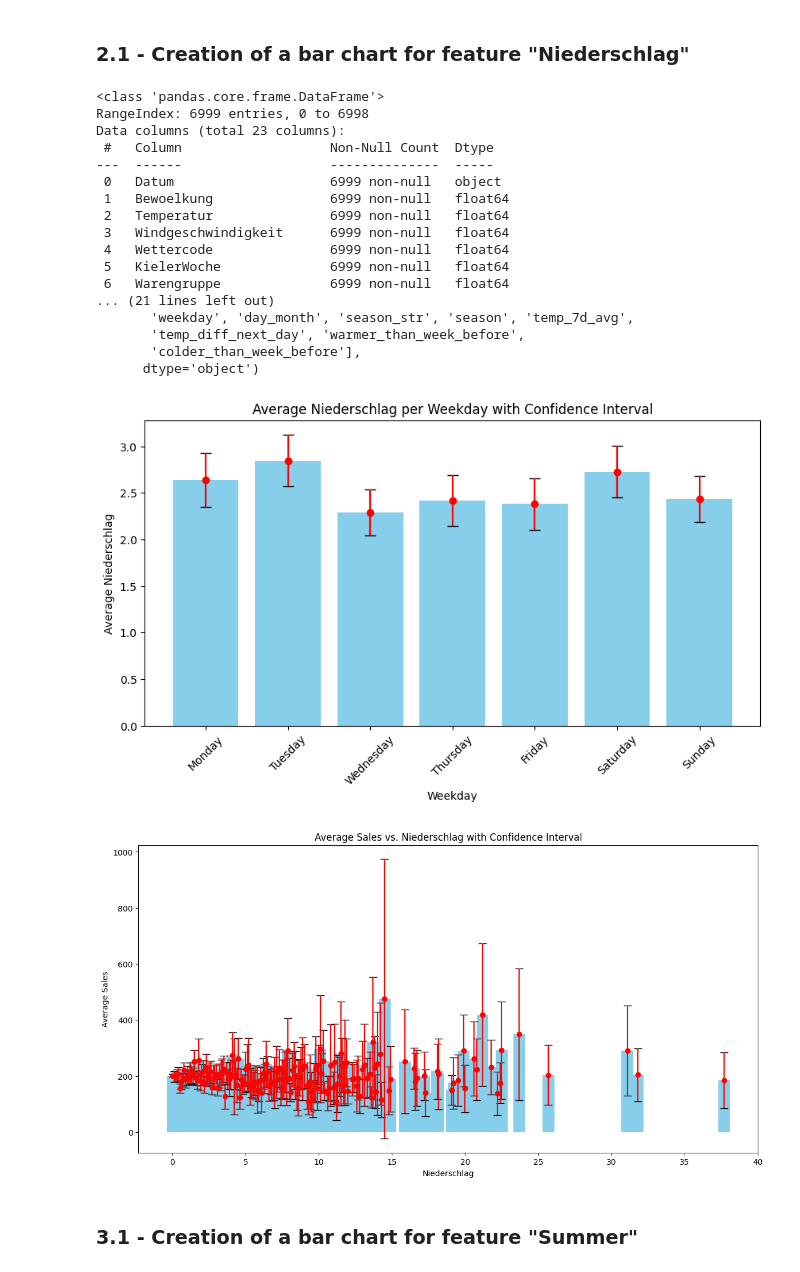
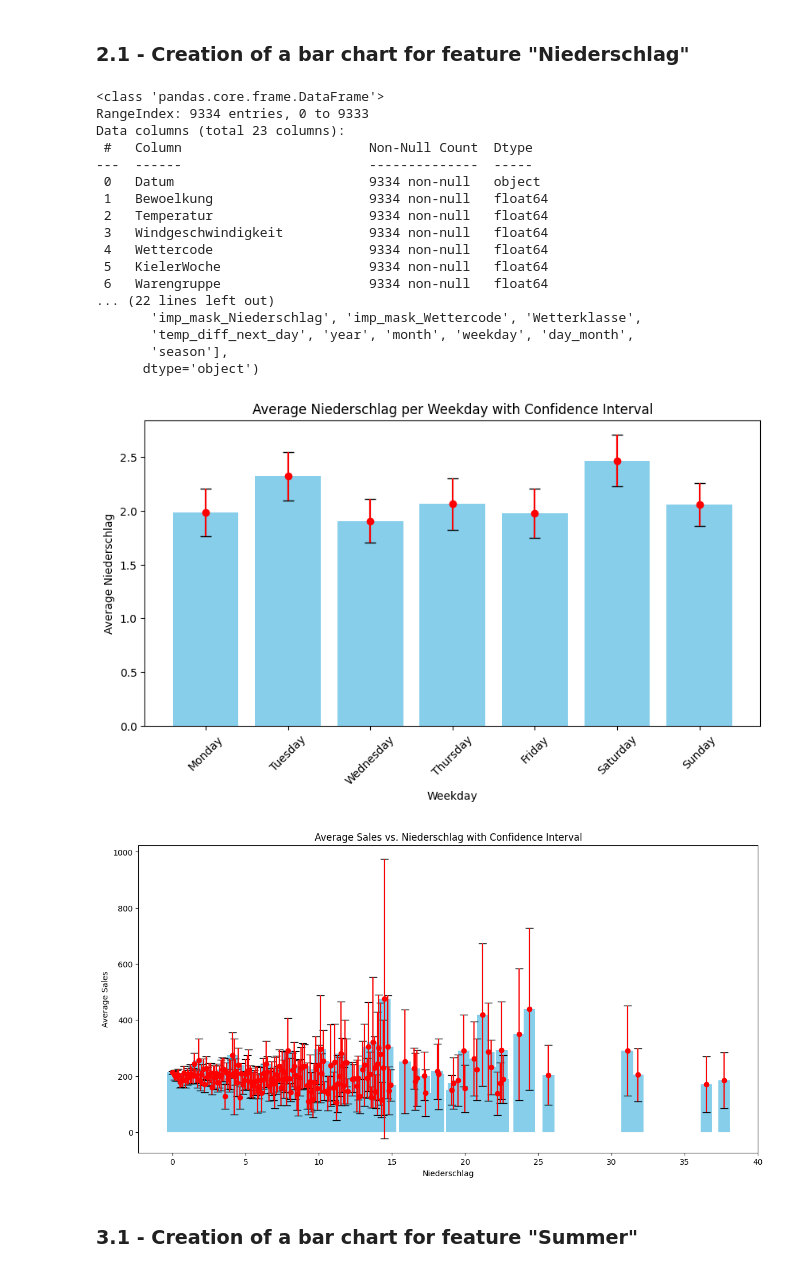
Before and after one commit to BossyNine/bakery_sales_prediction, a Jupyter notebook: 1_DatasetCharacteristics/DataAnalyse4AditionalFeatures.ipynb, the cells around one changed output. Cells and saved outputs as stored; diff of their text form; code cells hidden in the pictures.

```diff
--- a/1_DatasetCharacteristics/DataAnalyse4AditionalFeatures.ipynb
+++ b/1_DatasetCharacteristics/DataAnalyse4AditionalFeatures.ipynb
@@ -12,10 +13,8 @@ These features are
 ### **1.0 - Import the file**
 # %%
 # Import the necessary libaries
-import csv
 import pandas as pd
 from datetime import datetime
-import os
 import matplotlib.pyplot as plt
 import numpy as np
 import logging
@@ -23,10 +22,12 @@ import missingno as msno
 import seaborn as sns
 
 # Read the file and check it out
-url = 'https://raw.githubusercontent.com/BossyNine/bakery_sales_prediction/main/sourcedata/cleaned_data/5_has_wettercode.csv'
+#url = 'https://raw.githubusercontent.com/BossyNine/bakery_sales_prediction/main/sourcedata/cleaned_data/5_has_wettercode.csv'
+data = "/workspaces/bakery_sales_prediction/sourcedata/cleaned_data/7_transformed_variables.csv"
 
 # Read the file and check it out
-df = pd.read_csv(url)
+#df = pd.read_csv(url)
+df = pd.read_csv(data)
 df.info()
 df
 # %% [output]
@@ -70,16 +71,16 @@ average sales per day of the week. The days of the week in the chart are sorted
 df['Datum'] = pd.to_datetime(df['Datum'])
 
 # Extract weekday from 'Datum' column
-df['Weekday'] = df['Datum'].dt.weekday
+df['weekday'] = df['Datum'].dt.weekday
 
 # Calculate average sales per weekday
-avg_sales_per_weekday = df.groupby('Weekday')['Umsatz'].mean()
+avg_sales_per_weekday = df.groupby('weekday')['Umsatz'].mean()
 
 # Sort weekdays from Monday to Sunday
 avg_sales_per_weekday = avg_sales_per_weekday.reindex([0, 1, 2, 3, 4, 5, 6])
 
 # Calculate confidence interval
-ci = 1.96 * df.groupby('Weekday')['Umsatz'].std() / np.sqrt(df.groupby('Weekday')['Umsatz'].count())
+ci = 1.96 * df.groupby('weekday')['Umsatz'].std() / np.sqrt(df.groupby('weekday')['Umsatz'].count())
 
 # Plot bar chart
 plt.figure(figsize=(10, 5))
@@ -182,61 +183,63 @@ import numpy as np
 import matplotlib.pyplot as plt
 
 # Load the new dataset
-url = 'https://raw.githubusercontent.com/BossyNine/bakery_sales_prediction/main/sourcedata/cleaned_data/6_weather_parameters-2.csv'
+#url = 'https://raw.githubusercontent.com/BossyNine/bakery_sales_prediction/main/sourcedata/cleaned_data/6_weather_parameters-2.csv'
+data = "/workspaces/bakery_sales_prediction/sourcedata/cleaned_data/7_transformed_variables.csv"
 
 # Read the file and check it out
-df_weather = pd.read_csv(url)
+#df_weather = pd.read_csv(url)
+df_weather = pd.read_csv(data)
 df_weather.info()
 
 # Print the columns to confirm the presence of 'Niederschlag'
 print(df_weather.columns)
 
 # Convert 'Datum' column to datetime format
 df_weather['Datum'] = pd.to_datetime(df_weather['Datum'])
 
 # Extract weekday from 'Datum' column
-df_weather['Weekday'] = df_weather['Datum'].dt.weekday
+df_weather['weekday'] = df_weather['Datum'].dt.weekday
 
 # Calculate average 'Niederschlag' per weekday if the column exists
 if 'Niederschlag' in df_weather.columns:
-    avg_niederschlag_per_weekday = df_weather.groupby('Weekday')['Niederschlag'].mean()
+    avg_niederschlag_per_weekday = df_weather.groupby('weekday')['Niederschlag'].mean()
 
     # Sort weekdays from Monday to Sunday
     avg_niederschlag_per_weekday = avg_niederschlag_per_weekday.reindex([0, 1, 2, 3, 4, 5, 6])
 
     # Calculate confidence interval
-    ci = 1.96 * df_weather.groupby('Weekday')['Niederschlag'].std() / np.sqrt(df_weather.groupby('Weekday')['Niederschlag'].count())
+    ci = 1.96 * df_weather.groupby('weekday')['Niederschlag'].std() / np.sqrt(df_weather.groupby('weekday')['Niederschlag'].count())
 
     # Plot bar chart
     plt.figure(figsize=(10, 5))
     plt.bar(avg_niederschlag_per_weekday.index, avg_niederschlag_per_weekday.values, yerr=ci, capsize=5, color='skyblue')
     plt.errorbar(avg_niederschlag_per_weekday.index, avg_niederschlag_per_weekday.values, yerr=ci, fmt='o', color='red')
     plt.xticks(range(7), ['Monday', 'Tuesday', 'Wednesday', 'Thursday', 'Friday', 'Saturday', 'Sunday'], rotation=45)
     plt.xlabel('Weekday')
     plt.ylabel('Average Niederschlag')
     plt.title('Average Niederschlag per Weekday with Confidence Interval')
     plt.show()
 else:
     print("The column 'Niederschlag' does not exist in the dataset.")
 # %% [output]
 <class 'pandas.core.frame.DataFrame'>
-RangeIndex: 6999 entries, 0 to 6998
+RangeIndex: 9334 entries, 0 to 9333
 Data columns (total 23 columns):
- #   Column                   Non-Null Count  Dtype
----  ------                   --------------  -----
- 0   Datum                    6999 non-null   object
- 1   Bewoelkung               6999 non-null   float64
- 2   Temperatur               6999 non-null   float64
- 3   Windgeschwindigkeit      6999 non-null   float64
- 4   Wettercode               6999 non-null   float64
- 5   KielerWoche              6999 non-null   float64
- 6   Warengruppe              6999 non-null   float64
-... (21 lines left out)
-       'weekday', 'day_month', 'season_str', 'season', 'temp_7d_avg',
-       'temp_diff_next_day', 'warmer_than_week_before',
-       'colder_than_week_before'],
+ #   Column                        Non-Null Count  Dtype
+---  ------                        --------------  -----
+ 0   Datum                         9334 non-null   object
+ 1   Bewoelkung                    9334 non-null   float64
+ 2   Temperatur                    9334 non-null   float64
+ 3   Windgeschwindigkeit           9334 non-null   float64
+ 4   Wettercode                    9334 non-null   float64
+ 5   KielerWoche                   9334 non-null   float64
+ 6   Warengruppe                   9334 non-null   float64
+... (22 lines left out)
+       'imp_mask_Niederschlag', 'imp_mask_Wettercode', 'Wetterklasse',
+       'temp_diff_next_day', 'year', 'month', 'weekday', 'day_month',
+       'season'],
       dtype='object')
-[figure, old version]
+[figure, new version]
 # %%
 # Convert 'Datum' column to datetime format
 df_weather['Datum'] = pd.to_datetime(df_weather['Datum'])
@@ -256,7 +259,7 @@ plt.ylabel('Average Sales')
 plt.title('Average Sales vs. Niederschlag with Confidence Interval')
 plt.show()
 # %% [output]
-[figure, old version]
+[figure, new version]
 # %% [markdown]
 ### **3.1 - Creation of a bar chart for feature "Summer"**
 # %%
```
Also changed, not shown: parts of 12 cells of this notebook.
